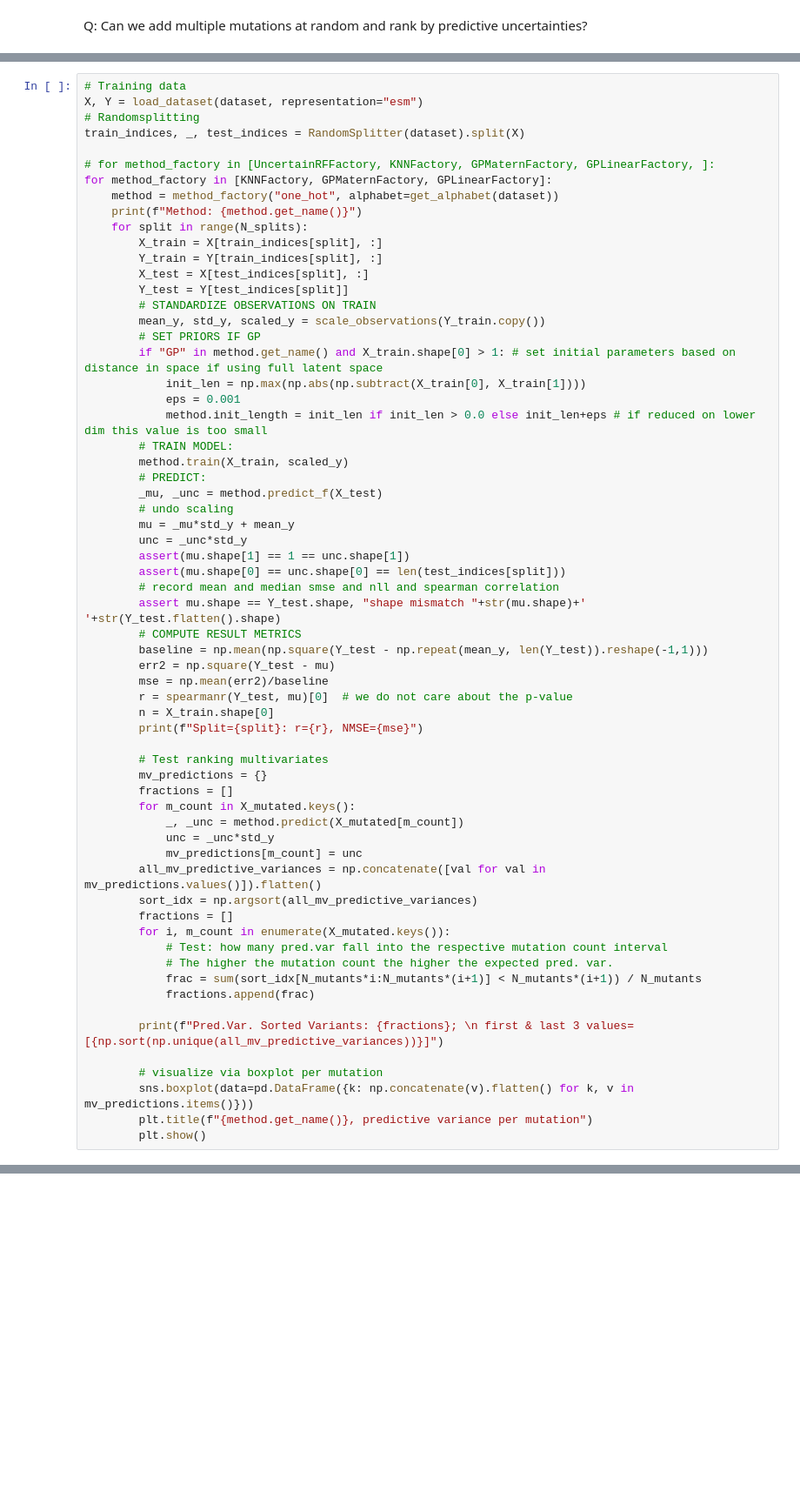
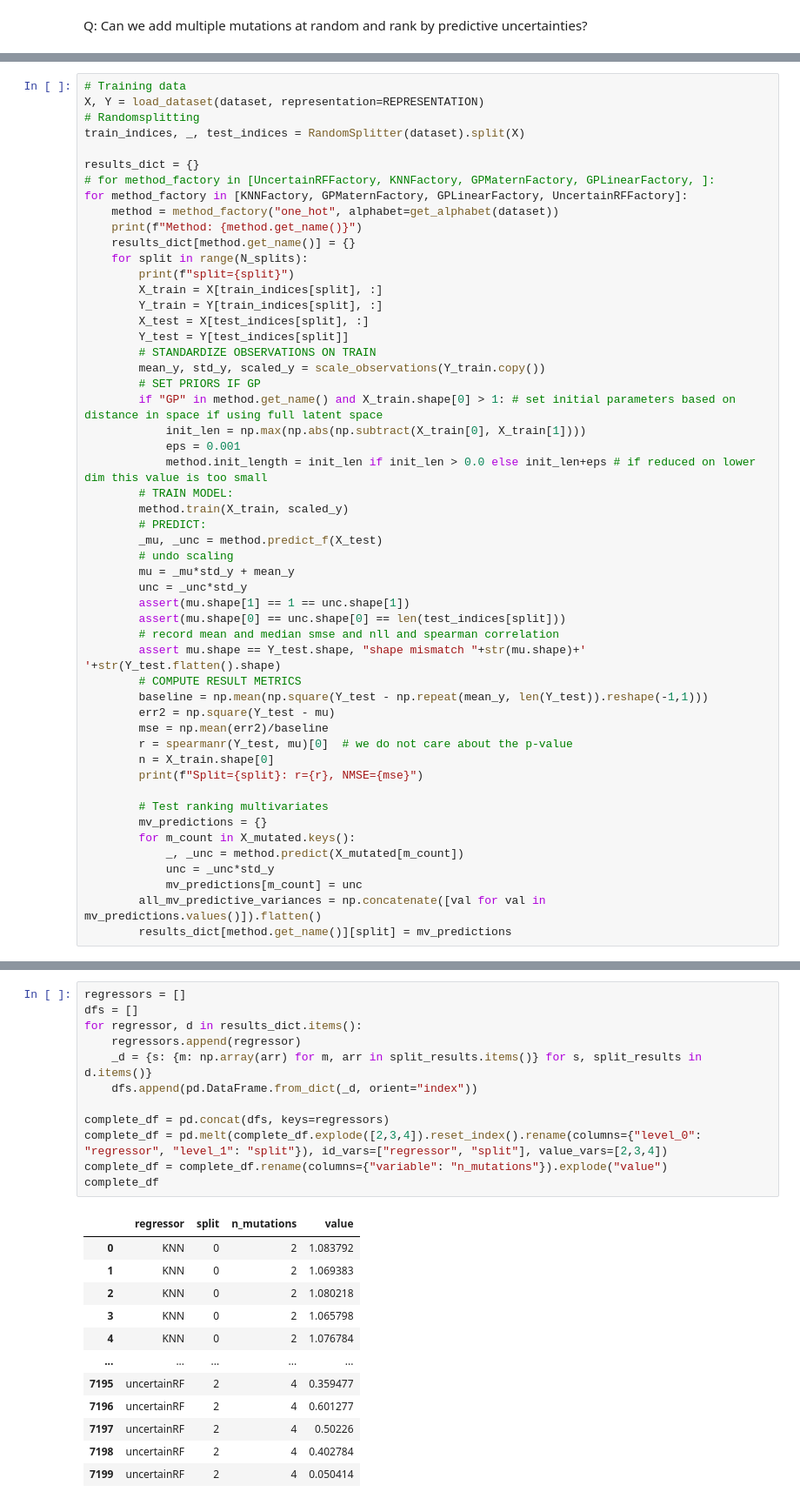
Before and after one commit to MachineLearningLifeScience/protein_regression, a Jupyter notebook: notebooks/figures_review.ipynb, the cells around one changed output, grey strips where cells are left out. Shown at 87% size. Cells and saved outputs as stored; diff of their text form; blank space fills up the shorter version.

```diff
--- a/notebooks/figures_review.ipynb
+++ b/notebooks/figures_review.ipynb
@@ -272,14 +267,17 @@ for m_count in [2, 3, 4]:
 # %%
 # Training data
-X, Y = load_dataset(dataset, representation="esm")
+X, Y = load_dataset(dataset, representation=REPRESENTATION)
 # Randomsplitting
 train_indices, _, test_indices = RandomSplitter(dataset).split(X)
 
+results_dict = {}
 # for method_factory in [UncertainRFFactory, KNNFactory, GPMaternFactory, GPLinearFactory, ]:
-for method_factory in [KNNFactory, GPMaternFactory, GPLinearFactory]:
+for method_factory in [KNNFactory, GPMaternFactory, GPLinearFactory, UncertainRFFactory]:
     method = method_factory("one_hot", alphabet=get_alphabet(dataset))
     print(f"Method: {method.get_name()}")
+    results_dict[method.get_name()] = {}
     for split in range(N_splits):
+        print(f"split={split}")
         X_train = X[train_indices[split], :]
         Y_train = Y[train_indices[split], :]
         X_test = X[test_indices[split], :]
@@ -312,25 +310,11 @@ for method_factory in [KNNFactory, GPMaternFactory, GPLinearFactory]:
 
         # Test ranking multivariates
         mv_predictions = {}
-        fractions = []
         for m_count in X_mutated.keys():
             _, _unc = method.predict(X_mutated[m_count])
             unc = _unc*std_y
             mv_predictions[m_count] = unc
         all_mv_predictive_variances = np.concatenate([val for val in mv_predictions.values()]).flatten()
-        sort_idx = np.argsort(all_mv_predictive_variances)
-        fractions = []
-        for i, m_count in enumerate(X_mutated.keys()):
-            # Test: how many pred.var fall into the respective mutation count interval
-            # The higher the mutation count the higher the expected pred. var.
-            frac = sum(sort_idx[N_mutants*i:N_mutants*(i+1)] < N_mutants*(i+1)) / N_mutants
-            fractions.append(frac)
-
-        print(f"Pred.Var. Sorted Variants: {fractions}; \n first & last 3 values=[{np.sort(np.unique(all_mv_predictive_variances))}]")
-
-        # visualize via boxplot per mutation
-        sns.boxplot(data=pd.DataFrame({k: np.concatenate(v).flatten() for k, v in mv_predictions.items()}))
-        plt.title(f"{method.get_name()}, predictive variance per mutation")
-        plt.show()
+        results_dict[method.get_name()][split] = mv_predictions
 # %% [output]
 Method: KNN
@@ -432,0 +381,25 @@ Pred.Var. Sorted Variants: [0.685, 0.72, 1.0];
+# %%
+regressors = []
+dfs = []
+for regressor, d in results_dict.items():
+    regressors.append(regressor)
+    _d = {s: {m: np.array(arr) for m, arr in split_results.items()} for s, split_results in d.items()}
+    dfs.append(pd.DataFrame.from_dict(_d, orient="index"))
+
+complete_df = pd.concat(dfs, keys=regressors)
+complete_df = pd.melt(complete_df.explode([2,3,4]).reset_index().rename(columns={"level_0": "regressor", "level_1": "split"}), id_vars=["regressor", "split"], value_vars=[2,3,4])
+complete_df = complete_df.rename(columns={"variable": "n_mutations"}).explode("value")
+complete_df
+# %% [output]
+|  | regressor | split | n_mutations | value |
+| 0 | KNN | 0 | 2 | 1.083792 |
+| 1 | KNN | 0 | 2 | 1.069383 |
+| 2 | KNN | 0 | 2 | 1.080218 |
+| 3 | KNN | 0 | 2 | 1.065798 |
+| 4 | KNN | 0 | 2 | 1.076784 |
+| ... | ... | ... | ... | ... |
+| 7195 | uncertainRF | 2 | 4 | 0.359477 |
+| 7196 | uncertainRF | 2 | 4 | 0.601277 |
+| 7197 | uncertainRF | 2 | 4 | 0.50226 |
+| 7198 | uncertainRF | 2 | 4 | 0.402784 |
+| 7199 | uncertainRF | 2 | 4 | 0.050414 |
```
Also changed, not shown: parts of 16 cells of this notebook, 1 other file.
